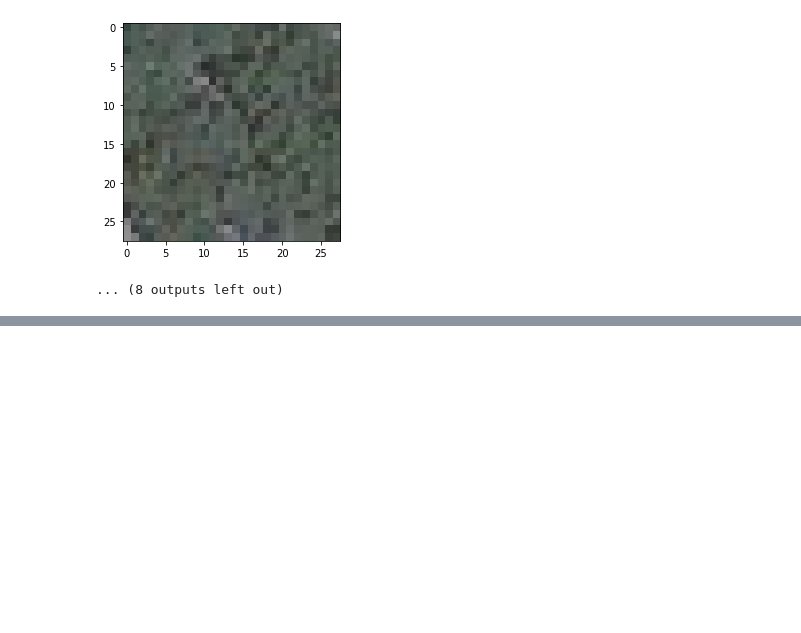
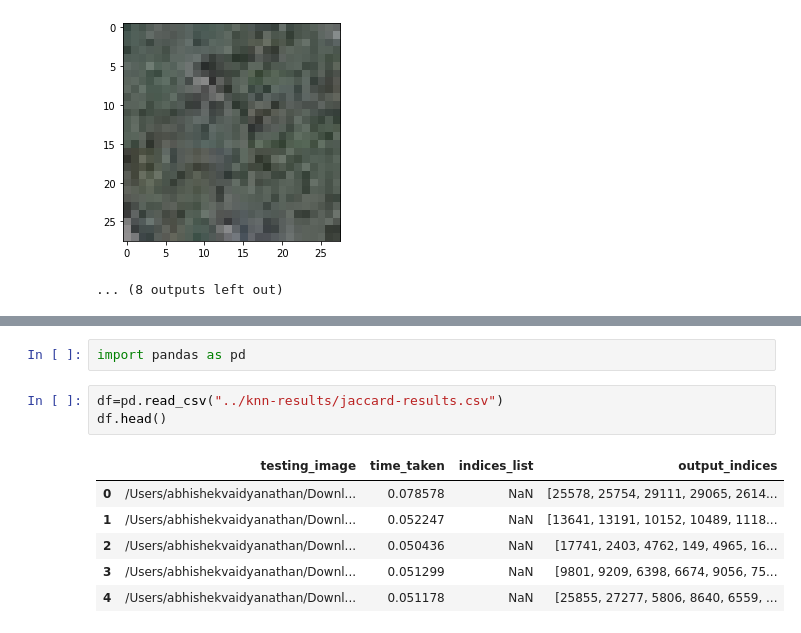
Before and after one commit to kiranbodipati/Similarity_search_review, a Jupyter notebook: faiss/faiss_inference.ipynb, the cells around one changed output, grey strips where cells are left out. Drawn from its saved outputs; the diff is of its cells as text; blank space fills up the shorter version.

```diff
--- a/faiss/faiss_inference.ipynb
+++ b/faiss/faiss_inference.ipynb
@@ -182,0 +201,12 @@ geological_similarity\rhyolite\2XWKV.jpg
+# %%
+import pandas as pd
+# %%
+df=pd.read_csv("../knn-results/jaccard-results.csv")
+df.head()
+# %% [output]
+|  | testing_image | time_taken | indices_list | output_indices |
+| 0 | /Users/abhishekvaidyanathan/Downl... | 0.078578 | NaN | [25578, 25754, 29111, 29065, 2614... |
+| 1 | /Users/abhishekvaidyanathan/Downl... | 0.052247 | NaN | [13641, 13191, 10152, 10489, 1118... |
+| 2 | /Users/abhishekvaidyanathan/Downl... | 0.050436 | NaN | [17741, 2403, 4762, 149, 4965, 16... |
+| 3 | /Users/abhishekvaidyanathan/Downl... | 0.051299 | NaN | [9801, 9209, 6398, 6674, 9056, 75... |
+| 4 | /Users/abhishekvaidyanathan/Downl... | 0.051178 | NaN | [25855, 27277, 5806, 8640, 6559, ... |
```
Also changed, not shown: parts of 10 cells of this notebook, 8 other files.
